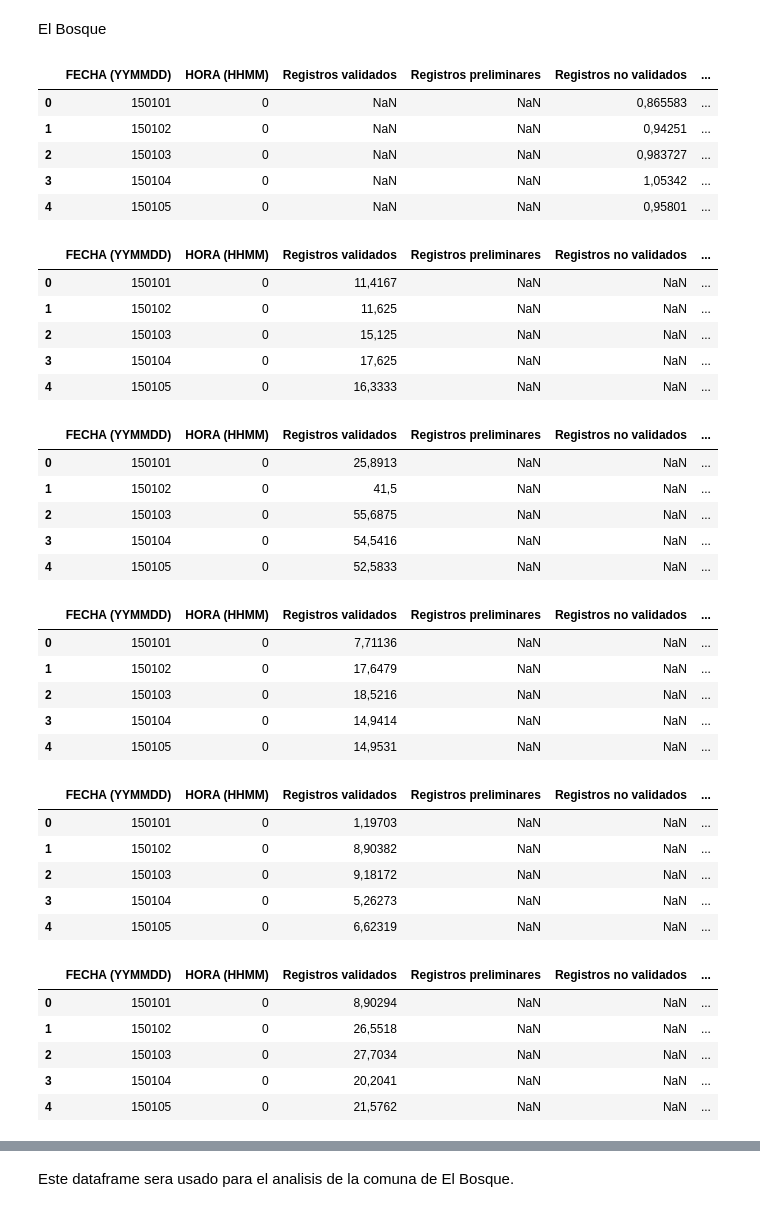
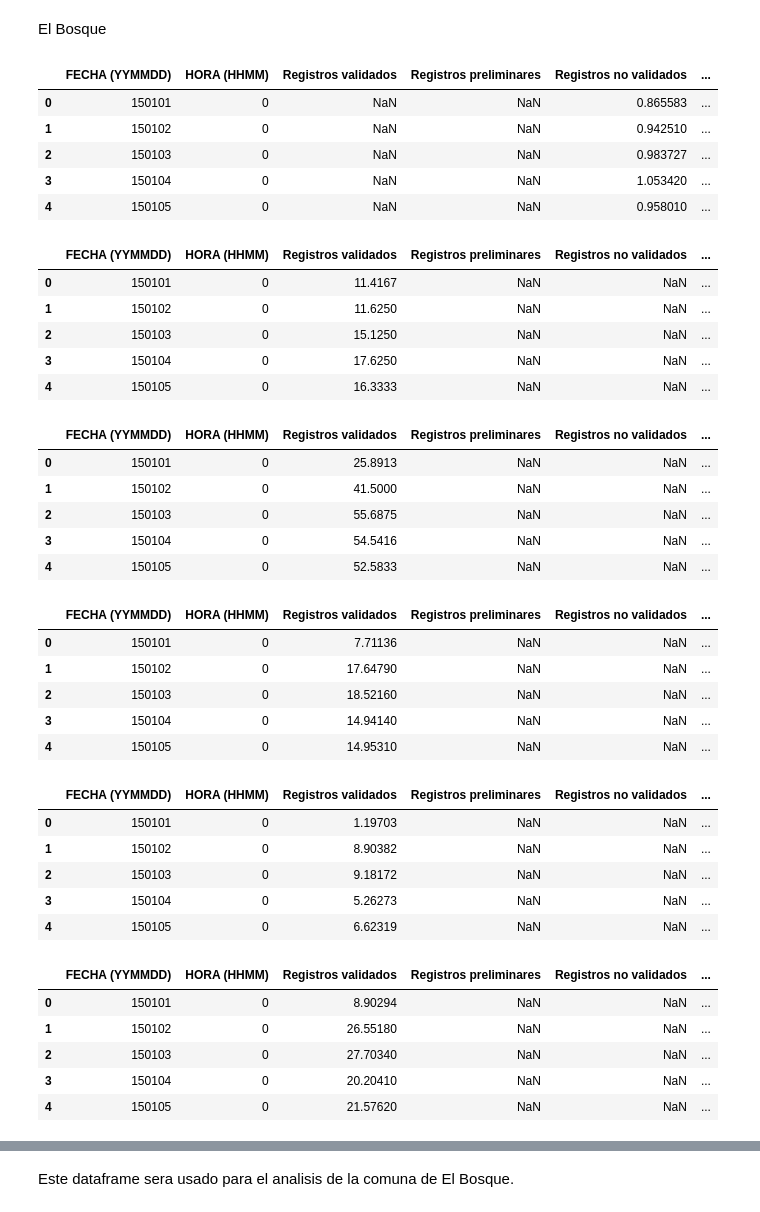
Before and after one commit to Seba-RC/AnalisisContaminacionAire, a Jupyter notebook: AnalisisDatos.ipynb, the cells around one changed output, grey strips where cells are left out. Cells and saved outputs as stored; diff of their text form; code cells hidden in the pictures.

```diff
--- a/AnalisisDatos.ipynb
+++ b/AnalisisDatos.ipynb
@@ -130,55 +134,55 @@ Este será el dataframe usado para el análisis de datos del Cerro Navia.
 # %% [markdown]
 El Bosque
 # %%
-elBosqueCO =pd.read_csv('Datos/el_bosque/COElBosque.csv', sep=';')
+elBosqueCO =pd.read_csv('Datos/el_bosque/COElBosque.csv', sep=';', decimal=',')
 display(elBosqueCO.head())
-elBosquemp2_5 =pd.read_csv('Datos/el_bosque/mp2.5ElBosque.csv', sep=';')
+elBosquemp2_5 =pd.read_csv('Datos/el_bosque/mp2.5ElBosque.csv', sep=';', decimal=',')
 display(elBosquemp2_5.head())
-elBosquemp10 =pd.read_csv('Datos/el_bosque/mp10ElBosque.csv', sep=';')
+elBosquemp10 =pd.read_csv('Datos/el_bosque/mp10ElBosque.csv', sep=';', decimal=',')
 display(elBosquemp10.head())
-elBosqueNO2 =pd.read_csv('Datos/el_bosque/NO2ElBosque.csv', sep=';')
+elBosqueNO2 =pd.read_csv('Datos/el_bosque/NO2ElBosque.csv', sep=';', decimal=',')
 display(elBosqueNO2.head())
-elBosqueNO =pd.read_csv('Datos/el_bosque/NOElBosque.csv', sep=';')
+elBosqueNO =pd.read_csv('Datos/el_bosque/NOElBosque.csv', sep=';', decimal=',')
 display(elBosqueNO.head())
-elBosqueNOx =pd.read_csv('Datos/el_bosque/NOxElBosque.csv', sep=';')
+elBosqueNOx =pd.read_csv('Datos/el_bosque/NOxElBosque.csv', sep=';', decimal=',')
 display(elBosqueNOx.head())
-elBosqueO3 =pd.read_csv('Datos/el_bosque/O3ElBosque.csv', sep=';')
+elBosqueO3 =pd.read_csv('Datos/el_bosque/O3ElBosque.csv', sep=';', decimal=',')
 display(elBosqueO3.head())
 # %% [output]
 |  | FECHA (YYMMDD) | HORA (HHMM) | Registros validados | Registros preliminares | Registros no validados | ... |
-| 0 | 150101 | 0 | NaN | NaN | 0,865583 | ... |
-| 1 | 150102 | 0 | NaN | NaN | 0,94251 | ... |
-| 2 | 150103 | 0 | NaN | NaN | 0,983727 | ... |
-| 3 | 150104 | 0 | NaN | NaN | 1,05342 | ... |
-| 4 | 150105 | 0 | NaN | NaN | 0,95801 | ... |
+| 0 | 150101 | 0 | NaN | NaN | 0.865583 | ... |
+| 1 | 150102 | 0 | NaN | NaN | 0.942510 | ... |
+| 2 | 150103 | 0 | NaN | NaN | 0.983727 | ... |
+| 3 | 150104 | 0 | NaN | NaN | 1.053420 | ... |
+| 4 | 150105 | 0 | NaN | NaN | 0.958010 | ... |
 |  | FECHA (YYMMDD) | HORA (HHMM) | Registros validados | Registros preliminares | Registros no validados | ... |
-| 0 | 150101 | 0 | 11,4167 | NaN | NaN | ... |
-| 1 | 150102 | 0 | 11,625 | NaN | NaN | ... |
-| 2 | 150103 | 0 | 15,125 | NaN | NaN | ... |
-| 3 | 150104 | 0 | 17,625 | NaN | NaN | ... |
-| 4 | 150105 | 0 | 16,3333 | NaN | NaN | ... |
+| 0 | 150101 | 0 | 11.4167 | NaN | NaN | ... |
+| 1 | 150102 | 0 | 11.6250 | NaN | NaN | ... |
+| 2 | 150103 | 0 | 15.1250 | NaN | NaN | ... |
+| 3 | 150104 | 0 | 17.6250 | NaN | NaN | ... |
+| 4 | 150105 | 0 | 16.3333 | NaN | NaN | ... |
 |  | FECHA (YYMMDD) | HORA (HHMM) | Registros validados | Registros preliminares | Registros no validados | ... |
-| 0 | 150101 | 0 | 25,8913 | NaN | NaN | ... |
-| 1 | 150102 | 0 | 41,5 | NaN | NaN | ... |
-| 2 | 150103 | 0 | 55,6875 | NaN | NaN | ... |
-| 3 | 150104 | 0 | 54,5416 | NaN | NaN | ... |
-| 4 | 150105 | 0 | 52,5833 | NaN | NaN | ... |
+| 0 | 150101 | 0 | 25.8913 | NaN | NaN | ... |
+| 1 | 150102 | 0 | 41.5000 | NaN | NaN | ... |
+| 2 | 150103 | 0 | 55.6875 | NaN | NaN | ... |
+| 3 | 150104 | 0 | 54.5416 | NaN | NaN | ... |
+| 4 | 150105 | 0 | 52.5833 | NaN | NaN | ... |
 |  | FECHA (YYMMDD) | HORA (HHMM) | Registros validados | Registros preliminares | Registros no validados | ... |
-| 0 | 150101 | 0 | 7,71136 | NaN | NaN | ... |
-| 1 | 150102 | 0 | 17,6479 | NaN | NaN | ... |
-| 2 | 150103 | 0 | 18,5216 | NaN | NaN | ... |
-| 3 | 150104 | 0 | 14,9414 | NaN | NaN | ... |
-| 4 | 150105 | 0 | 14,9531 | NaN | NaN | ... |
+| 0 | 150101 | 0 | 7.71136 | NaN | NaN | ... |
+| 1 | 150102 | 0 | 17.64790 | NaN | NaN | ... |
+| 2 | 150103 | 0 | 18.52160 | NaN | NaN | ... |
+| 3 | 150104 | 0 | 14.94140 | NaN | NaN | ... |
+| 4 | 150105 | 0 | 14.95310 | NaN | NaN | ... |
 |  | FECHA (YYMMDD) | HORA (HHMM) | Registros validados | Registros preliminares | Registros no validados | ... |
-| 0 | 150101 | 0 | 1,19703 | NaN | NaN | ... |
-| 1 | 150102 | 0 | 8,90382 | NaN | NaN | ... |
-| 2 | 150103 | 0 | 9,18172 | NaN | NaN | ... |
-| 3 | 150104 | 0 | 5,26273 | NaN | NaN | ... |
-| 4 | 150105 | 0 | 6,62319 | NaN | NaN | ... |
+| 0 | 150101 | 0 | 1.19703 | NaN | NaN | ... |
+| 1 | 150102 | 0 | 8.90382 | NaN | NaN | ... |
+| 2 | 150103 | 0 | 9.18172 | NaN | NaN | ... |
+| 3 | 150104 | 0 | 5.26273 | NaN | NaN | ... |
+| 4 | 150105 | 0 | 6.62319 | NaN | NaN | ... |
 |  | FECHA (YYMMDD) | HORA (HHMM) | Registros validados | Registros preliminares | Registros no validados | ... |
-| 0 | 150101 | 0 | 8,90294 | NaN | NaN | ... |
-| 1 | 150102 | 0 | 26,5518 | NaN | NaN | ... |
-| 2 | 150103 | 0 | 27,7034 | NaN | NaN | ... |
-| 3 | 150104 | 0 | 20,2041 | NaN | NaN | ... |
-| 4 | 150105 | 0 | 21,5762 | NaN | NaN | ... |
+| 0 | 150101 | 0 | 8.90294 | NaN | NaN | ... |
+| 1 | 150102 | 0 | 26.55180 | NaN | NaN | ... |
+| 2 | 150103 | 0 | 27.70340 | NaN | NaN | ... |
+| 3 | 150104 | 0 | 20.20410 | NaN | NaN | ... |
+| 4 | 150105 | 0 | 21.57620 | NaN | NaN | ... |
 |  | FECHA (YYMMDD) | HORA (HHMM) | Registros validados | Registros preliminares | Registros no validados | ... |
```
Also changed, not shown: parts of 12 cells of this notebook.
